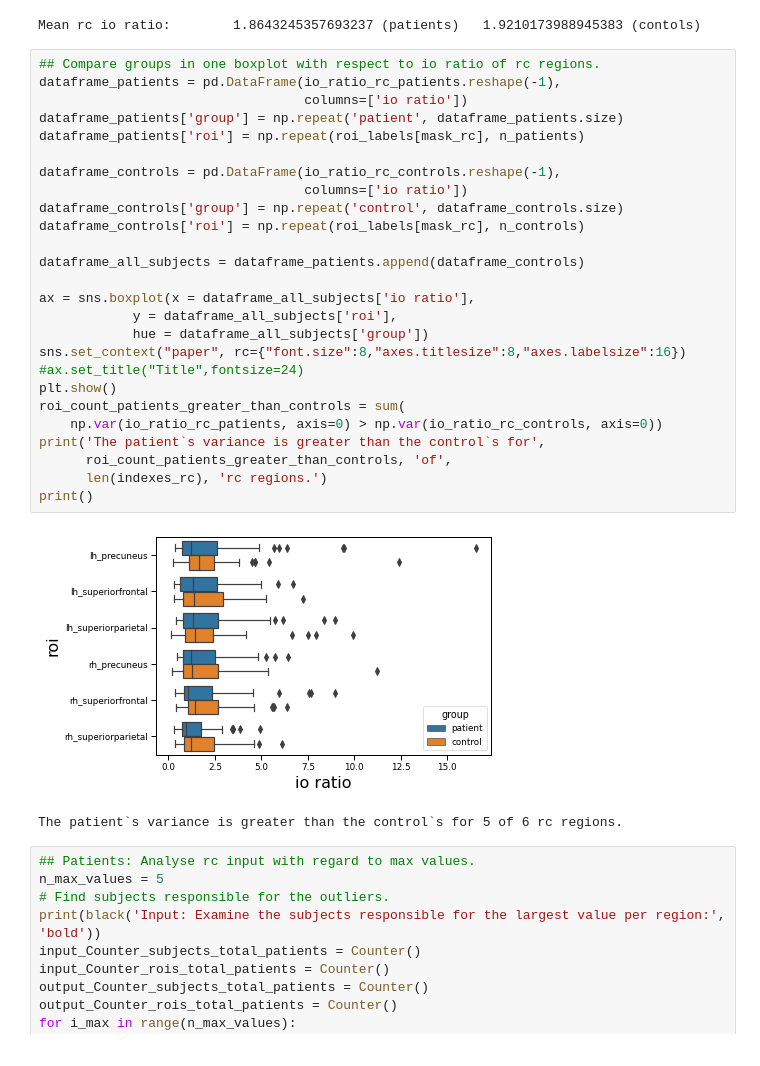
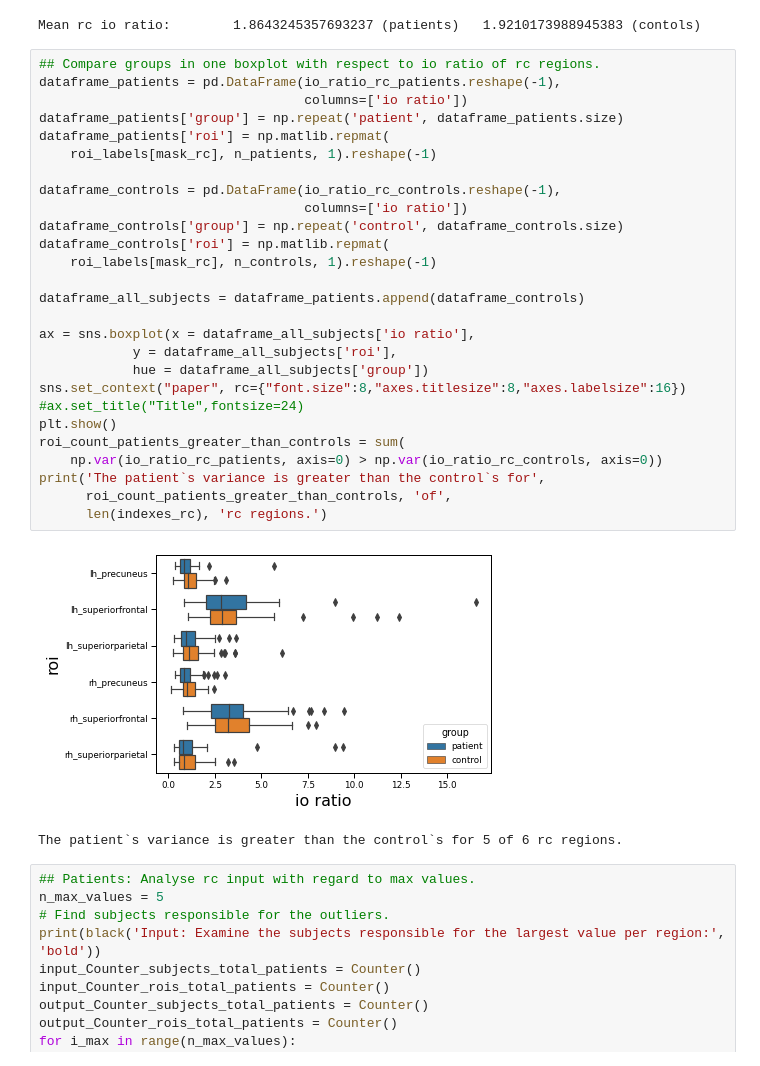
Before and after one commit to bjoernkoehn21/Reproduce-results-from-Senden-paper, a Jupyter notebook: SZ_analysis_subjectwise.ipynb, the cells around one changed output. Saved outputs shown, nothing was run; the diff lists cells and outputs as text.

```diff
--- a/SZ_analysis_subjectwise.ipynb
+++ b/SZ_analysis_subjectwise.ipynb
@@ -1071,31 +1053,32 @@ Mean rc io ratio:        1.8643245357693237 (patients)   1.9210173988945383 (con
 # %%
 ## Compare groups in one boxplot with respect to io ratio of rc regions.
 dataframe_patients = pd.DataFrame(io_ratio_rc_patients.reshape(-1),
                                   columns=['io ratio'])
 dataframe_patients['group'] = np.repeat('patient', dataframe_patients.size)
-dataframe_patients['roi'] = np.repeat(roi_labels[mask_rc], n_patients)
+dataframe_patients['roi'] = np.matlib.repmat(
+    roi_labels[mask_rc], n_patients, 1).reshape(-1)
 
 dataframe_controls = pd.DataFrame(io_ratio_rc_controls.reshape(-1),
                                   columns=['io ratio'])
 dataframe_controls['group'] = np.repeat('control', dataframe_controls.size)
-dataframe_controls['roi'] = np.repeat(roi_labels[mask_rc], n_controls)
+dataframe_controls['roi'] = np.matlib.repmat(
+    roi_labels[mask_rc], n_controls, 1).reshape(-1)
 
 dataframe_all_subjects = dataframe_patients.append(dataframe_controls)
 
 ax = sns.boxplot(x = dataframe_all_subjects['io ratio'],
             y = dataframe_all_subjects['roi'],
             hue = dataframe_all_subjects['group'])
 sns.set_context("paper", rc={"font.size":8,"axes.titlesize":8,"axes.labelsize":16})
 #ax.set_title("Title",fontsize=24)
 plt.show()
 roi_count_patients_greater_than_controls = sum(
     np.var(io_ratio_rc_patients, axis=0) > np.var(io_ratio_rc_controls, axis=0))
 print('The patient`s variance is greater than the control`s for',
       roi_count_patients_greater_than_controls, 'of',
       len(indexes_rc), 'rc regions.')
-print()
 # %% [output]
-[figure, old version]
+[figure, new version]
 The patient`s variance is greater than the control`s for 5 of 6 rc regions.
 # %%
 ## Patients: Analyse rc input with regard to max values.
```
Also changed, not shown: parts of 18 cells of this notebook, 8 other files.
